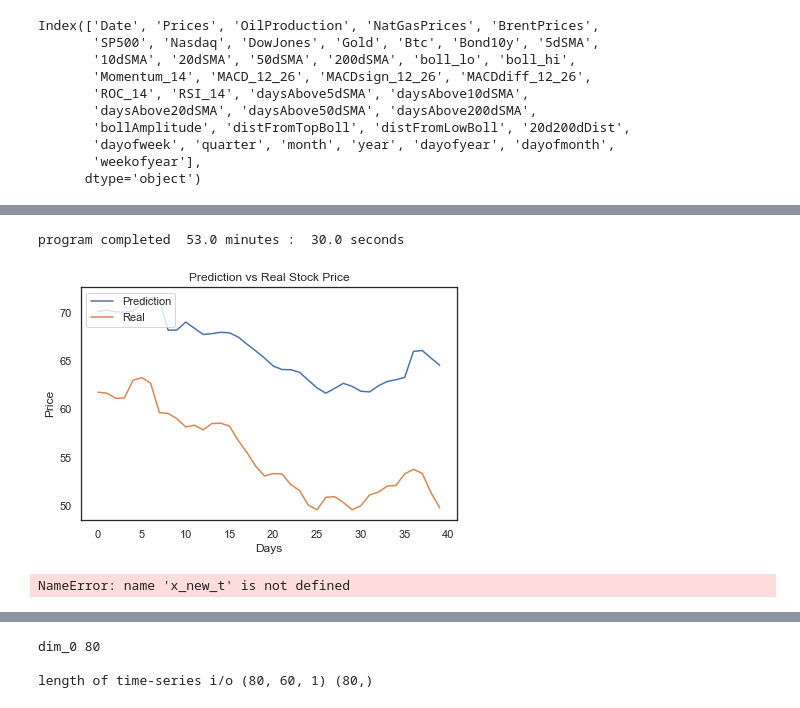
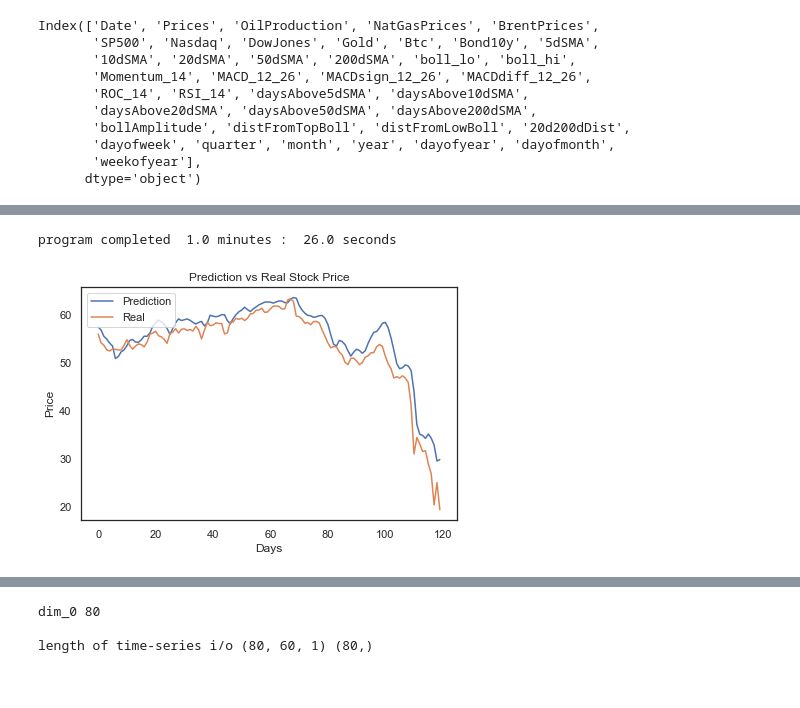
Before and after one commit to Team-Cpp/Team-Cpp, a Jupyter notebook: LSTM_dev/nnRegressor.ipynb, the cells around one changed output, grey strips where cells are left out. Cells and saved outputs as stored; diff of their text form; code cells hidden in the pictures.

```diff
--- a/LSTM_dev/nnRegressor.ipynb
+++ b/LSTM_dev/nnRegressor.ipynb
@@ -575,6 +576,18 @@ else:
             df      = pd.merge(df, newData, on = ['Date'], how = "left")
             df[dataAttr[attr]["dfName"]] = df[dataAttr[attr]["dfName"]].interpolate(method = 'nearest')
 
+
+    if (df["Prices"] <= 0.1).any():
+        for i, row in df.tail(100).iterrows():
+            price = row["Prices"]
+            if price == 0 or price < 0.01:
+                key = dataAttr["wti"]
+                yfStartDate = df["Date"][i]
+                stocks = key['yahooCode']
+                Stocks, yfInfo  = yFinData(yfStartDate, stock = stocks, name = key['dfName'])
+                missingData = Stocks
+                df["Prices"][i] = missingData["Prices"][0]
+
     smas = {
         "5dSMA": 5,
         "10dSMA": 10,
@@ -1178,16 +1203,13 @@ Test size (170, 30, 7) (170,) (170, 30, 7) (170,)
 def create_model():
     lstm_model = Sequential()
     # (batch_size, timesteps, data_dim)
-    lstm_model.add(LSTM(128, batch_input_shape=(BATCH_SIZE, TIME_STEPS, x_t.shape[2]),
-                        dropout=0.0, recurrent_dropout=0.0, stateful=True, return_sequences=True,
-                        kernel_initializer='random_uniform'))
+    lstm_model.add(LSTM(128, batch_input_shape=(BATCH_SIZE, TIME_STEPS, x_t.shape[2]),dropout=0.0, recurrent_dropout=0.0, stateful=False, return_sequences=True, kernel_initializer='random_uniform'))
     lstm_model.add(Dropout(0.4))
-    lstm_model.add(LSTM(96, return_sequences = True, dropout=0.0))
-    lstm_model.add(Dropout(0.33))
-    lstm_model.add(LSTM(64, return_sequences = False))
-    lstm_model.add(Dropout(0.2))
-    # lstm_model.add(Dense(20,activation='relu'))
-    lstm_model.add(Dense(1,activation='sigmoid'))
+    lstm_model.add(LSTM(100, return_sequences = True, dropout=0.0))
+    lstm_model.add(LSTM(100, return_sequences = False))
+    lstm_model.add(Dropout(0.4))
+    lstm_model.add(Dense(20,activation='relu'))
+    lstm_model.add(Dense(1,activation='linear'))
     optimizer = optimizers.RMSprop(lr=params["lr"])
     # optimizer = optimizers.SGD(lr=0.000001, decay=1e-6, momentum=0.9, nesterov=True)
     lstm_model.compile(loss='mean_squared_error', optimizer=optimizer)
@@ -1321,0 +1346,11 @@ plt.savefig(os.path.join(OUTPUT_PATH, 'train_vis_BS_'+str(BATCH_SIZE)+"_"+time.c
+# %%
+y_pred = model.predict(trim_dataset(x_test_t, BATCH_SIZE), batch_size=BATCH_SIZE)
+y_pred = y_pred.flatten()
+y_test_t = trim_dataset(y_test_t, BATCH_SIZE)
+error = mean_squared_error(y_test_t, y_pred)
+print("Error is", error, y_pred.shape, y_test_t.shape)
+print(y_pred[0:15])
+print(y_test_t[0:15])
+y_pred_org = (y_pred * min_max_scaler.data_range_[target_idx]) + min_max_scaler.data_min_[target_idx] # min_max_scaler.inverse_transform(y_pred)
+y_test_t_org = (y_test_t * min_max_scaler.data_range_[target_idx]) + min_max_scaler.data_min_[target_idx] # min_max_scaler.inverse_transform(y_test_t)
+print(y_pred_org[0:15])-15:nt(y_test_t_org[0:15])-15:
@@ -1353,30 +1382,16 @@ Error is 0.014246753807719831 (160,) (160,)
 # %%
 # Visualize the prediction
 from matplotlib import pyplot as plt
 plt.figure()
-plt.plot(y_pred_org[-40:])
-plt.plot(y_test_t_org[-40:])
+plt.plot(y_pred_org)
+plt.plot(y_test_t_org)
 plt.title('Prediction vs Real Stock Price')
 plt.ylabel('Price')
 plt.xlabel('Days')
 plt.legend(['Prediction', 'Real'], loc='upper left')
 #plt.show()
 plt.savefig(os.path.join(OUTPUT_PATH, 'pred_vs_real_BS'+str(BATCH_SIZE)+"_"+time.ctime()+'.png'))
 print_time("program completed ", stime)
 # %% [output]
-program completed  53.0 minutes :  30.0 seconds
+program completed  1.0 minutes :  26.0 seconds
-[figure, old version]
+[figure, new version]
-# %%
-y_pred = saved_model.predict(trim_dataset(x_new_t,BATCH_SIZE), batch_size=BATCH_SIZE)
-#y_pred = y_pred.flatten()
-y_new_t = trim_dataset(y_new_t, BATCH_SIZE)
-error = mean_squared_error(y_new_t, y_pred)
-print("Mean squared error is", error, y_pred.shape, y_new_t.shape)
-# print(y_pred[0:15])
-# print(y_test_t[0:15])
-y_pred_org = (y_pred * min_max_scaler.data_range_[target_idx]) + min_max_scaler.data_min_[target_idx] # min_max_scaler.inverse_transform(y_pred)
-y_new_t_org = (y_new_t * min_max_scaler.data_range_[target_idx]) + min_max_scaler.data_min_[target_idx] # min_max_scaler.inverse_transform(y_test_t)
-print(y_pred_org[-40:])
-print(y_new_t_org[-40:-23])
-# %% [output]
-NameError: name 'x_new_t' is not defined
```
Also changed, not shown: parts of 50 cells of this notebook, 45 other files.
